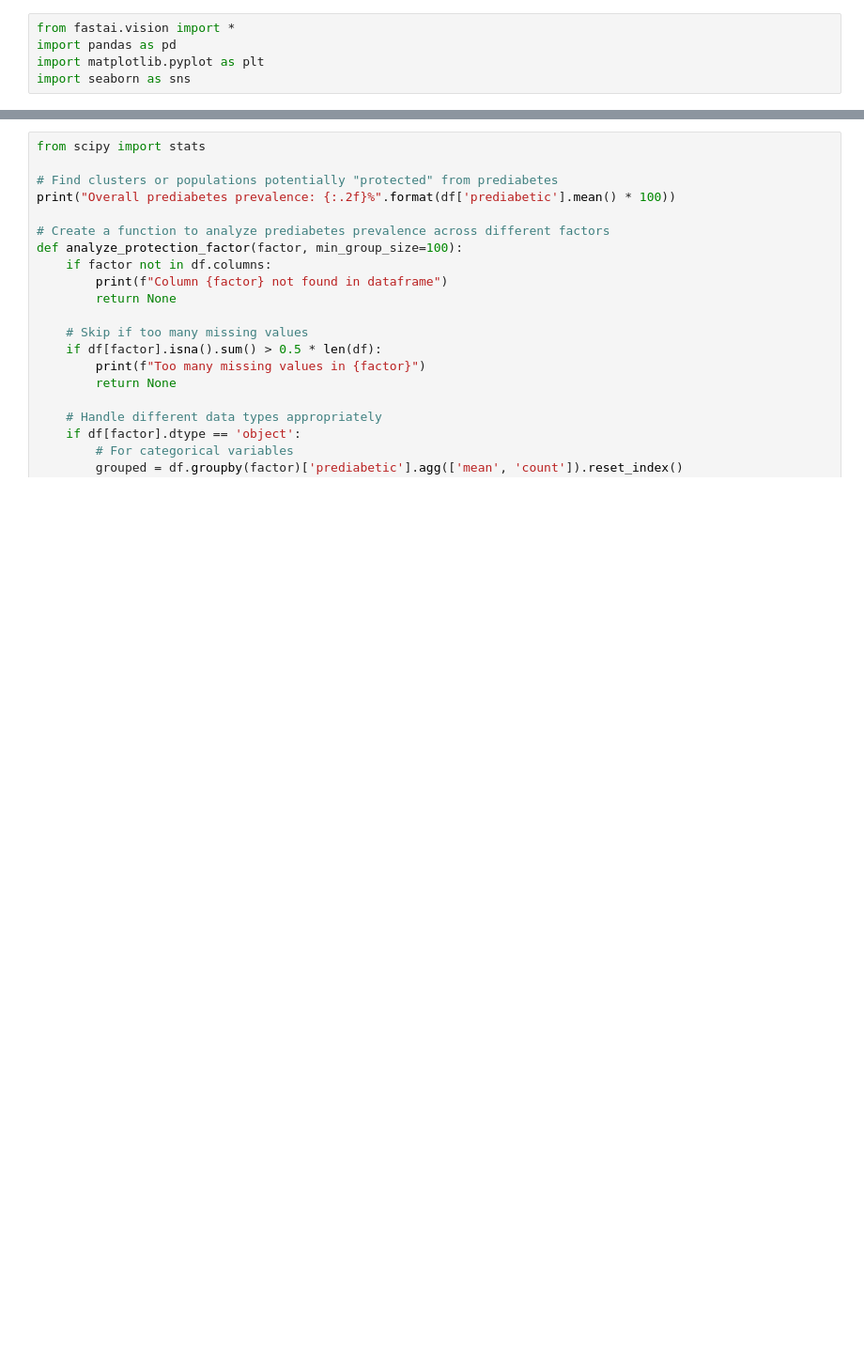
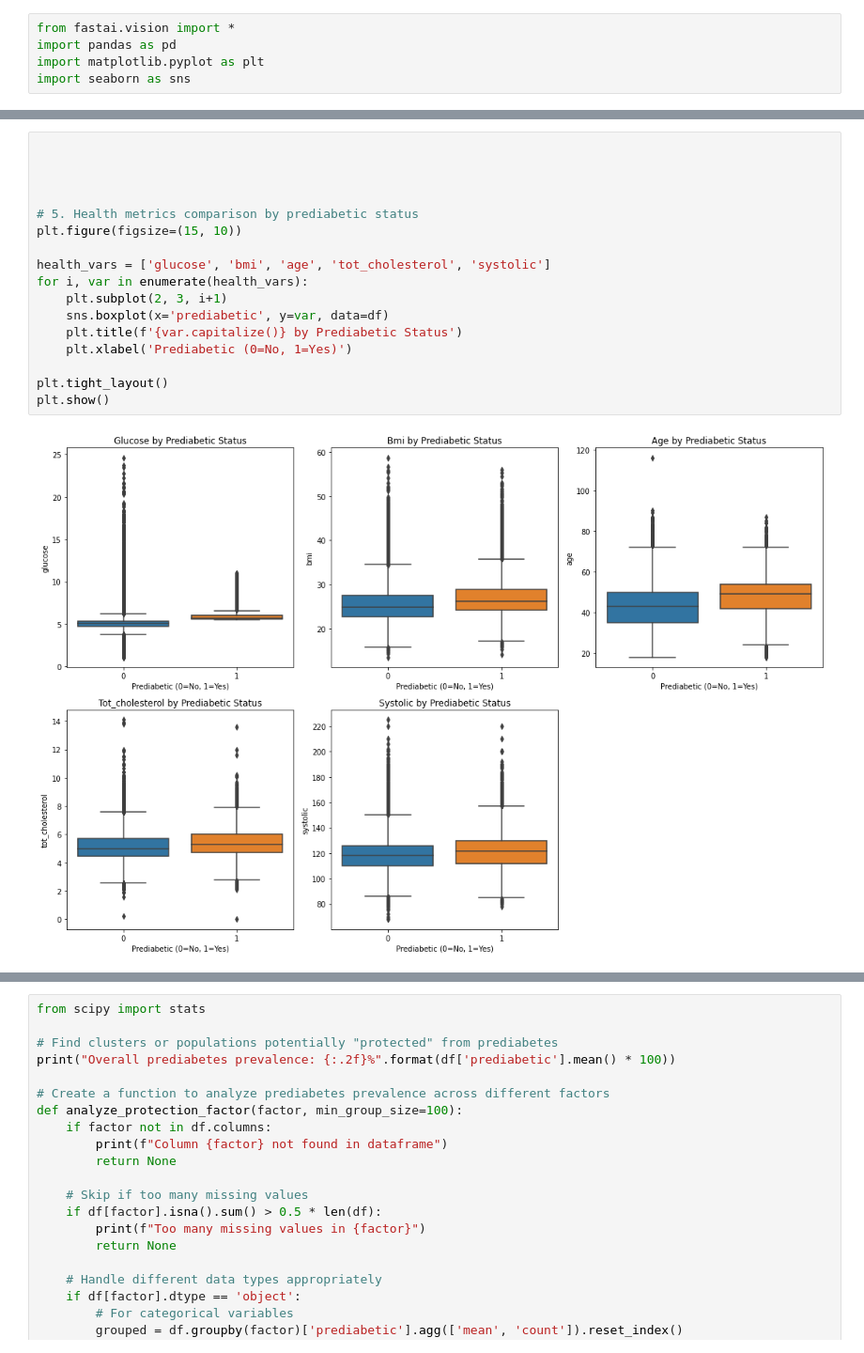
Before and after one commit to robeson1010/HealthcareDiabetes, a Jupyter notebook: EDA.ipynb, the cells around one changed output, grey strips where cells are left out. Shown at 94% size. Cells and saved outputs as stored; diff of their text form; blank space fills up the shorter version.

```diff
--- a/EDA.ipynb
+++ b/EDA.ipynb
@@ -26,0 +89,19 @@ import seaborn as sns
+# %%
+
+
+
+
+# 5. Health metrics comparison by prediabetic status
+plt.figure(figsize=(15, 10))
+
+health_vars = ['glucose', 'bmi', 'age', 'tot_cholesterol', 'systolic']
+for i, var in enumerate(health_vars):
+    plt.subplot(2, 3, i+1)
+    sns.boxplot(x='prediabetic', y=var, data=df)
+    plt.title(f'{var.capitalize()} by Prediabetic Status')
+    plt.xlabel('Prediabetic (0=No, 1=Yes)')
+
+plt.tight_layout()
+plt.show()
+# %% [output]
+[figure, added]
```
Also changed, not shown: parts of 15 cells of this notebook, 1 other file.
